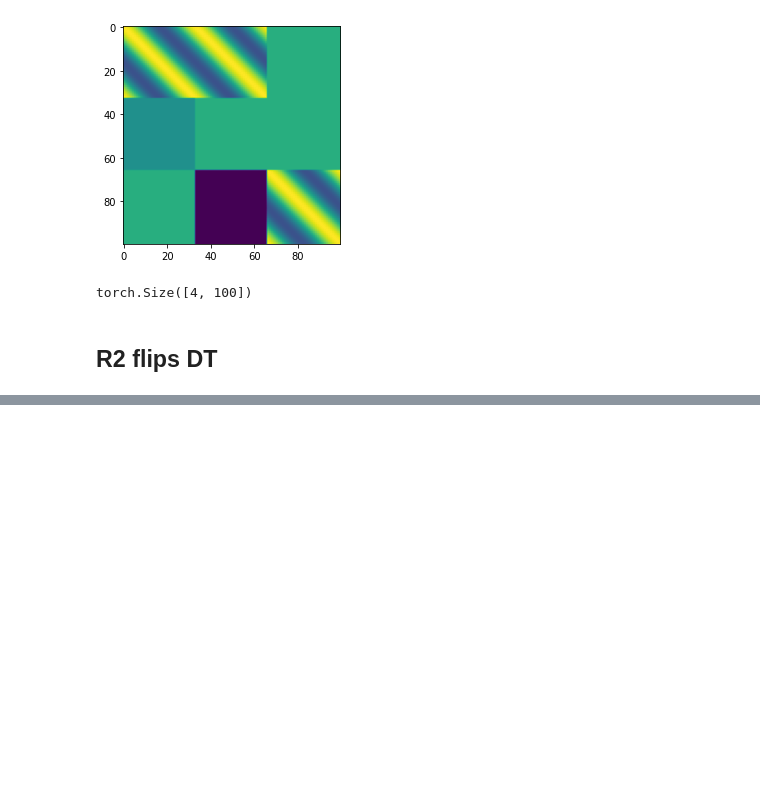
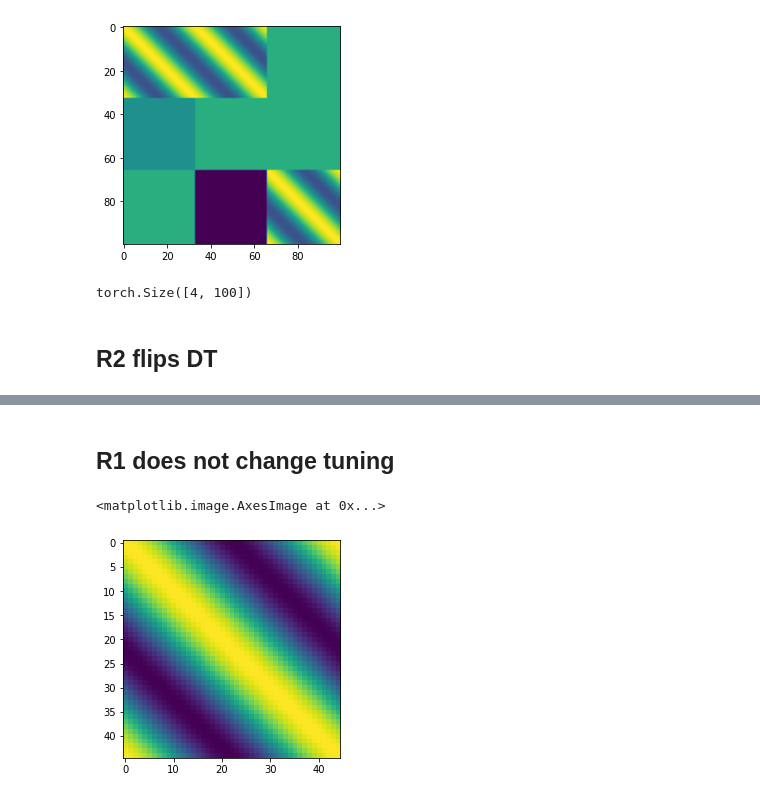
Before and after one commit to azaho/rnnmin, a Jupyter notebook: HD.ipynb, the cells around one changed output, grey strips where cells are left out. Cells and saved outputs as stored; diff of their text form; code cells hidden in the pictures; blank space fills up the shorter version.

```diff
--- a/HD.ipynb
+++ b/HD.ipynb
@@ -215,0 +309,54 @@ plt.imshow(R1_W)
+# %% [markdown]
+## R1 does not change tuning
+# %%
+R1_N = 45
+R1_pref = torch.arange(R1_N) * 180 / R1_N
+R1_W = torch.zeros(R1_N, R1_N)
+for i in range(R1_N):
+    for j in range(R1_N):
+        R1_W[i, j] = weight(R1_pref[i], R1_pref[j])
+R2_N = 45
+R2_pref = torch.arange(R2_N) * 180 / R2_N
+R2_W = torch.zeros(R2_N, R2_N)
+for i in range(R2_N):
+    for j in range(R2_N):
+        R2_W[i, j] = weight(R2_pref[i], R2_pref[j])
+IN_N = 32
+IN_pref = torch.arange(IN_N) * 180 / IN_N
+IN_R1_W = torch.zeros(R1_N, IN_N)
+for i in range(R1_N):
+    for j in range(IN_N):
+        c = 0
+        if (i*17)%IN_N < IN_N//3: c = -1
+        if (i*17)%IN_N > (IN_N*2)//3: c = 1
+        c *= 20*0
+
+        c = (i*7)%IN_N - IN_N//2
+        c *= 4.0 * 0
+        #c = 0
+        IN_R1_W[i, j] = weight(R1_pref[i], IN_pref[j]-c) * 1#(1+ 0*0.1*2*(((i*11)%IN_N)/IN_N-0.5))
+IN_R2_W = torch.zeros(R2_N, IN_N)
+for i in range(R2_N):
+    for j in range(IN_N):
+        IN_R2_W[i, j] = weight(R2_pref[i], IN_pref[j])
+DT_N = 10
+DT_pref = torch.arange(DT_N) * 180 / DT_N
+DT_W = torch.zeros(DT_N, DT_N)
+for i in range(DT_N):
+    for j in range(DT_N):
+        DT_W[i, j] = weight(DT_pref[i], DT_pref[j])
+IN_DT_W = torch.zeros(DT_N, IN_N)
+for i in range(DT_N):
+    for j in range(IN_N):
+        IN_DT_W[i, j] = weight(DT_pref[i], IN_pref[j])
+DT_R1_W = torch.zeros(R1_N, DT_N)
+for i in range(R1_N):
+    for j in range(DT_N):
+        DT_R1_W[i, j] = weight(R1_pref[i], DT_pref[j])
+R1_i = torch.arange(0, R1_N, dtype=int)
+DT_i = torch.arange(R1_N, R1_N+DT_N, dtype=int)
+R2_i = torch.arange(R1_N+DT_N, R1_N+DT_N+R2_N, dtype=int)
+plt.imshow(R1_W)
+# %% [output]
+<matplotlib.image.AxesImage at 0x...>
+[figure, added]
```
Also changed, not shown: parts of 11 cells of this notebook, 2 other files.
